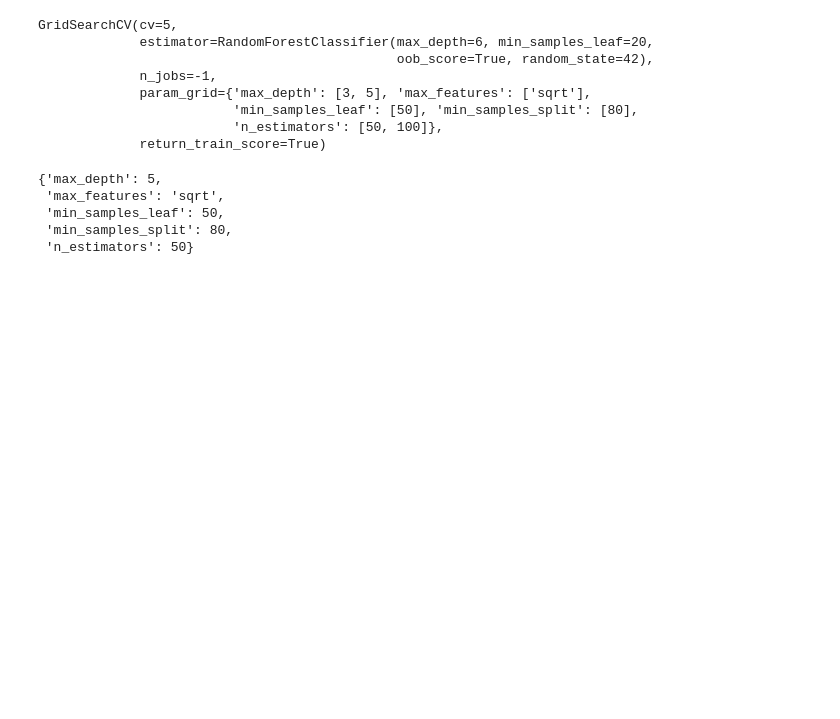
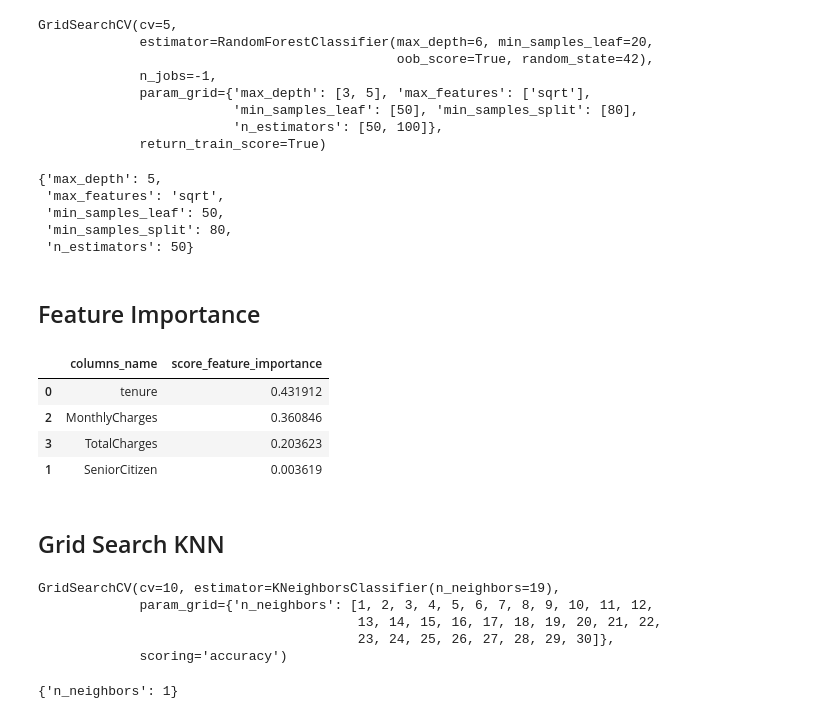
Before and after one commit to PhilippLf/Labs_IronHack, a Jupyter notebook: lab-adv-ml-classification.ipynb, the cells around one changed output. Drawn from its saved outputs; the diff is of its cells as text; code cells hidden in the pictures; blank space fills up the shorter version.

Commit message:
added grid search for knn

```diff
--- a/lab-adv-ml-classification.ipynb
+++ b/lab-adv-ml-classification.ipynb
@@ -562,3 +564,20 @@ best_params
  'min_samples_leaf': 50,
  'min_samples_split': 80,
  'n_estimators': 50}
+# %% [markdown]
+## Feature Importance
+# %%
+feature_names = X_train_sm.columns
+feature_names = list(feature_names)
+# %%
+df = pd.DataFrame(list(zip(feature_names, clf.feature_importances_)))
+df.columns = ['columns_name', 'score_feature_importance']
+df.sort_values(by=['score_feature_importance'], ascending = False)
+# %% [output]
+|  | columns_name | score_feature_importance |
+| 0 | tenure | 0.431912 |
+| 2 | MonthlyCharges | 0.360846 |
+| 3 | TotalCharges | 0.203623 |
+| 1 | SeniorCitizen | 0.003619 |
+# %% [markdown]
+## Grid Search KNN
@@ -564,0 +588,14 @@ best_params
+# %%
+grid_search_knn = GridSearchCV(knn, param_grid_knn, cv=10, scoring='accuracy', return_train_score=False)
+grid_search_knn.fit(X_train_sm, y_train_sm)
+# %% [output]
+GridSearchCV(cv=10, estimator=KNeighborsClassifier(n_neighbors=19),
+             param_grid={'n_neighbors': [1, 2, 3, 4, 5, 6, 7, 8, 9, 10, 11, 12,
+                                         13, 14, 15, 16, 17, 18, 19, 20, 21, 22,
+                                         23, 24, 25, 26, 27, 28, 29, 30]},
+             scoring='accuracy')
+# %%
+best_params_knn = grid_search_knn.best_params_ #To check the best set of parameters returned
+best_params_knn
+# %% [output]
+{'n_neighbors': 1}
```
Also changed, not shown: parts of 3 cells of this notebook.
